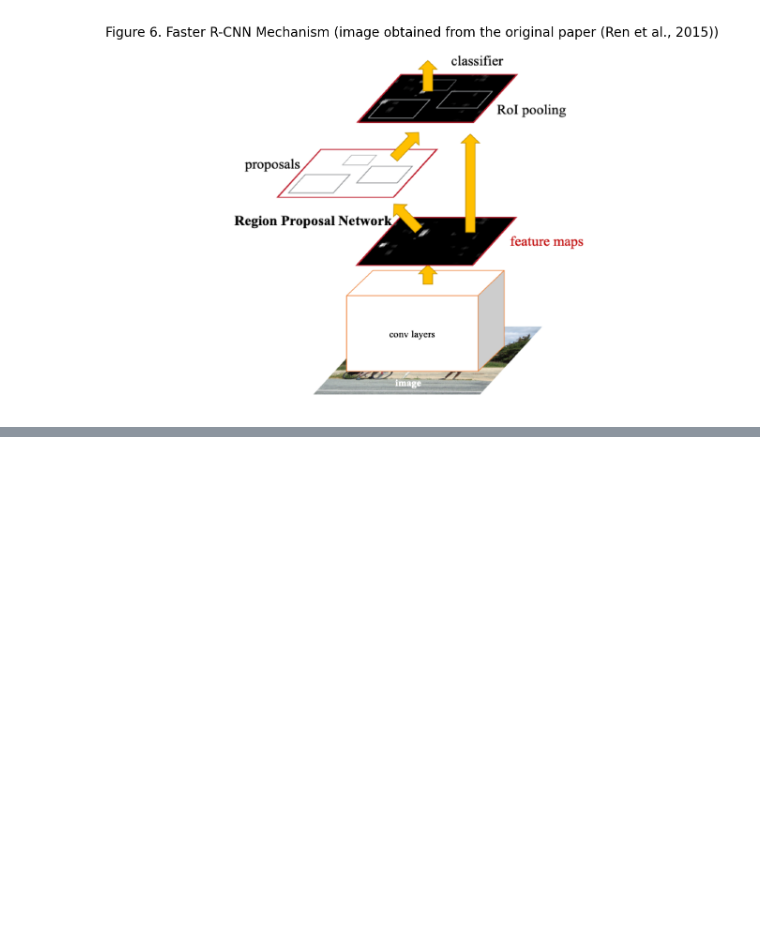
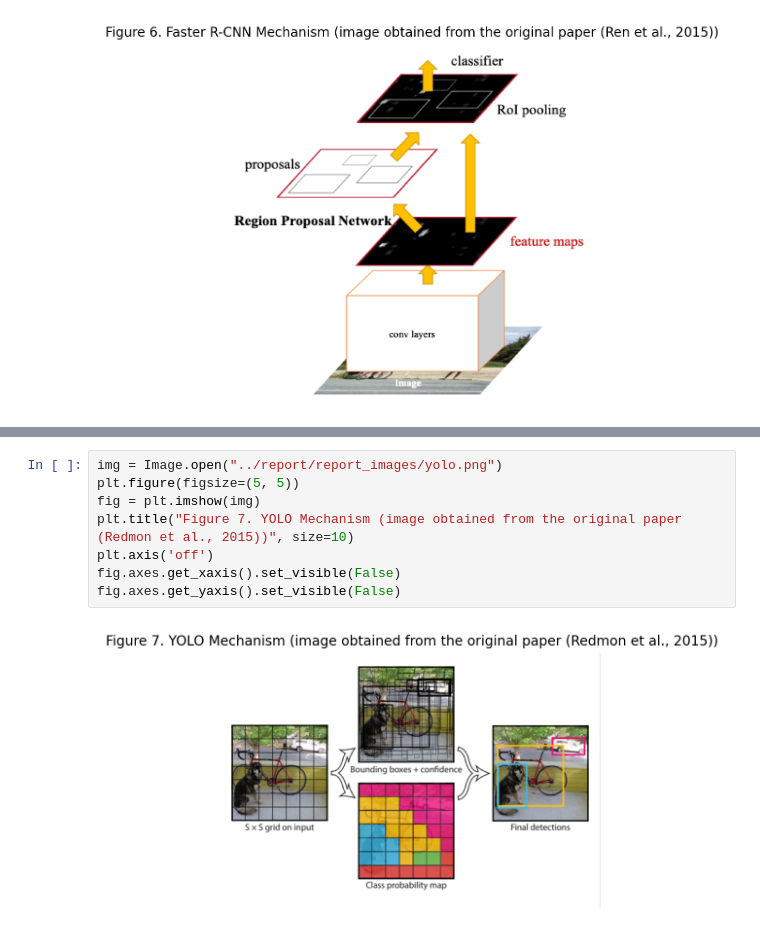
Before and after one commit to Romanvia93/traffic_sign_detection, a Jupyter notebook: report/traffic_sign_detection_report.ipynb, the cells around one changed output, grey strips where cells are left out. Saved outputs shown, nothing was run; the diff lists cells and outputs as text; blank space fills up the shorter version.

```diff
--- a/report/traffic_sign_detection_report.ipynb
+++ b/report/traffic_sign_detection_report.ipynb
@@ -123,0 +128,10 @@ fig.axes.get_yaxis().set_visible(False)
+# %%
+img = Image.open("../report/report_images/yolo.png")
+plt.figure(figsize=(5, 5))
+fig = plt.imshow(img)
+plt.title("Figure 7. YOLO Mechanism (image obtained from the original paper (Redmon et al., 2015))", size=10)
+plt.axis('off')
+fig.axes.get_xaxis().set_visible(False)
+fig.axes.get_yaxis().set_visible(False)
+# %% [output]
+[figure, added]
```
Also changed, not shown: parts of 36 cells of this notebook.
